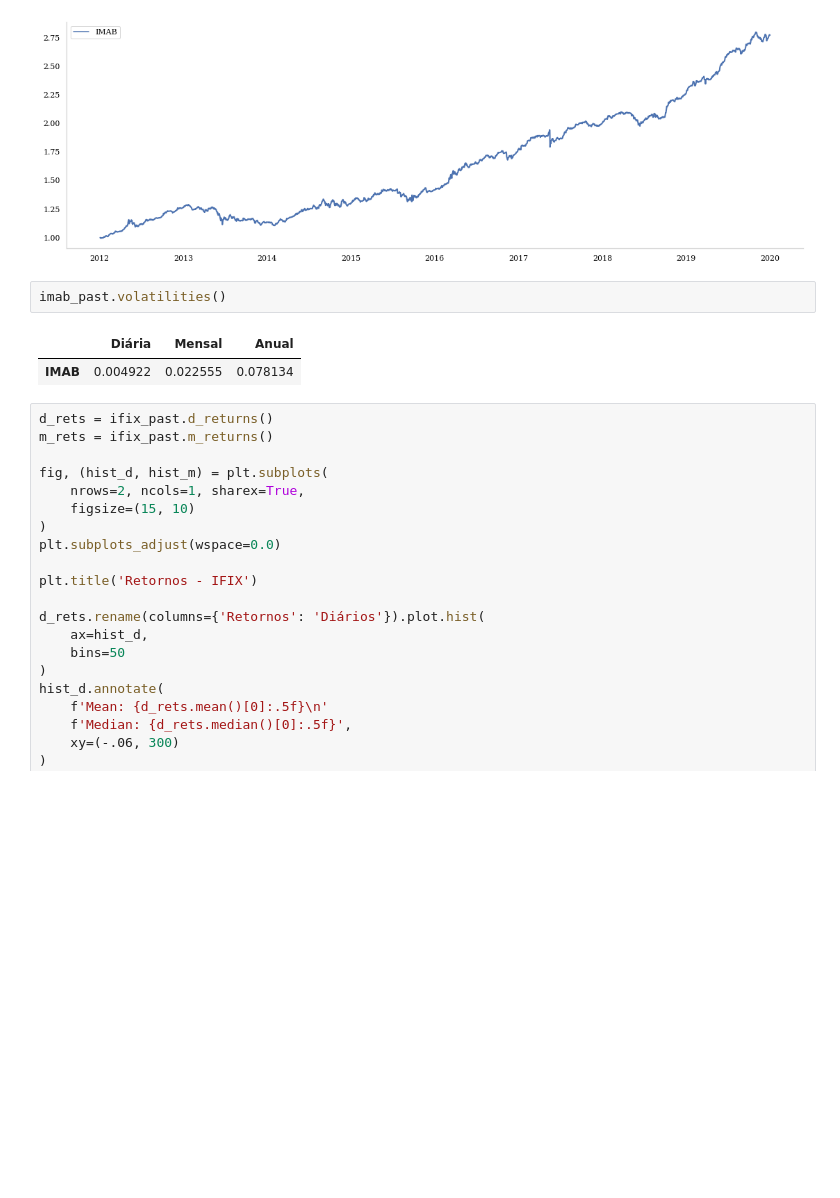
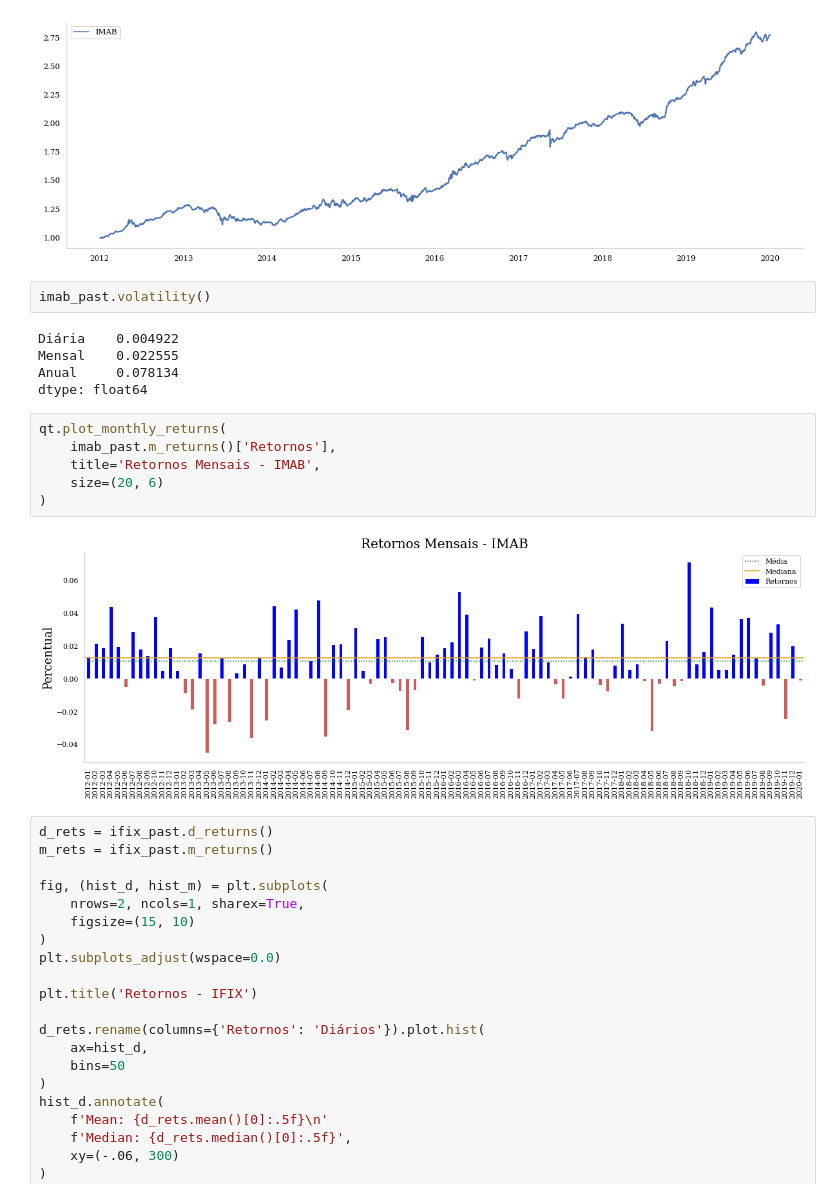
Before and after one commit to savimf/main_portfolio, a Jupyter notebook: ETFs/analise_individual.ipynb, the cells around one changed output. Saved outputs shown, nothing was run; the diff lists cells and outputs as text; blank space fills up the shorter version.

Commit message:
Versão 1.1
- portfolio_class
  - método 'volatilities' excluído
  - método 'volatility' atualizado

- analise_individual
 - método volatility utilizado
 - ibovespa incluso

```diff
--- a/ETFs/analise_individual.ipynb
+++ b/ETFs/analise_individual.ipynb
@@ -78,10 +78,20 @@ qt.plot_lines([imab_past.acm_returns()])
 # %% [output]
 [figure]
 # %%
-imab_past.volatilities()
+imab_past.volatility()
 # %% [output]
-|  | Diária | Mensal | Anual |
-| IMAB | 0.004922 | 0.022555 | 0.078134 |
+Diária    0.004922
+Mensal    0.022555
+Anual     0.078134
+dtype: float64
+# %%
+qt.plot_monthly_returns(
+    imab_past.m_returns()['Retornos'],
+    title='Retornos Mensais - IMAB',
+    size=(20, 6)
+)
+# %% [output]
+[figure, added]
 # %%
 d_rets = ifix_past.d_returns()
 m_rets = ifix_past.m_returns()
```
Also changed, not shown: parts of 13 cells of this notebook, 1 other file.
